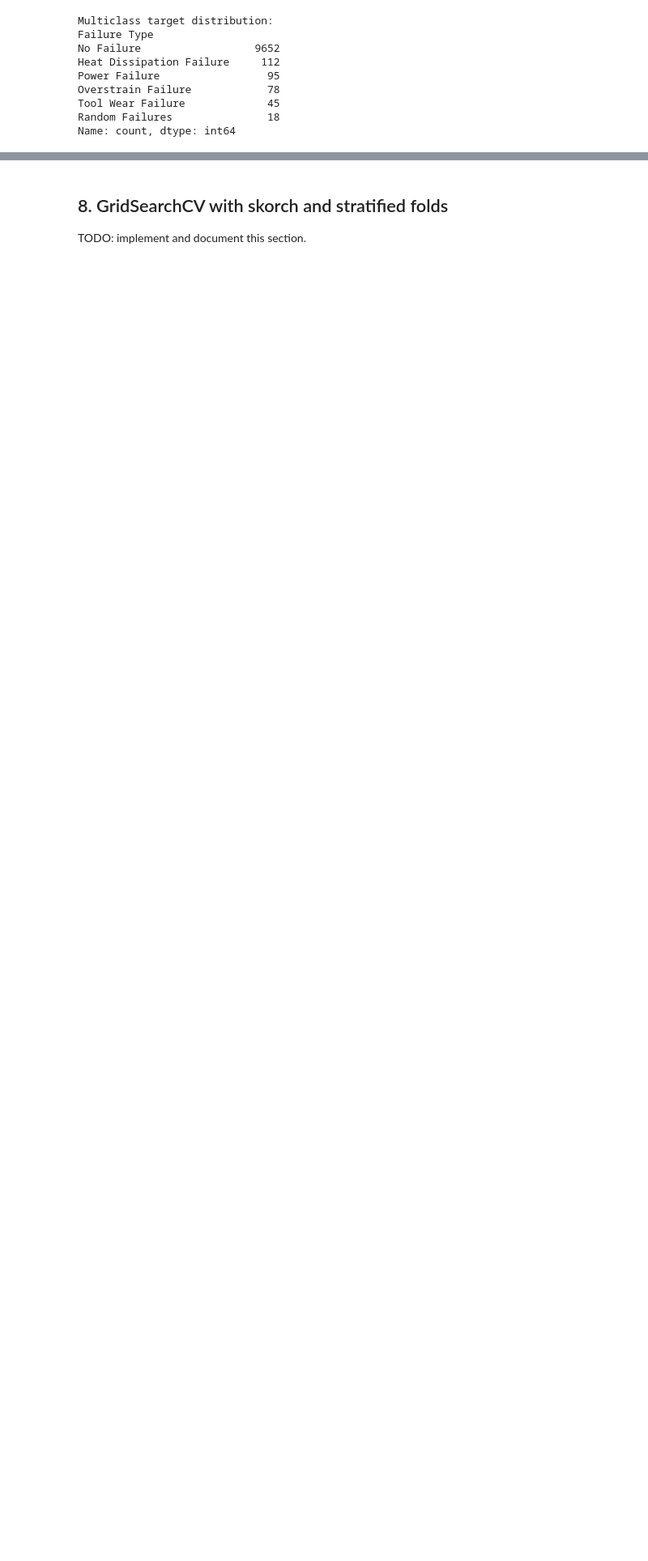
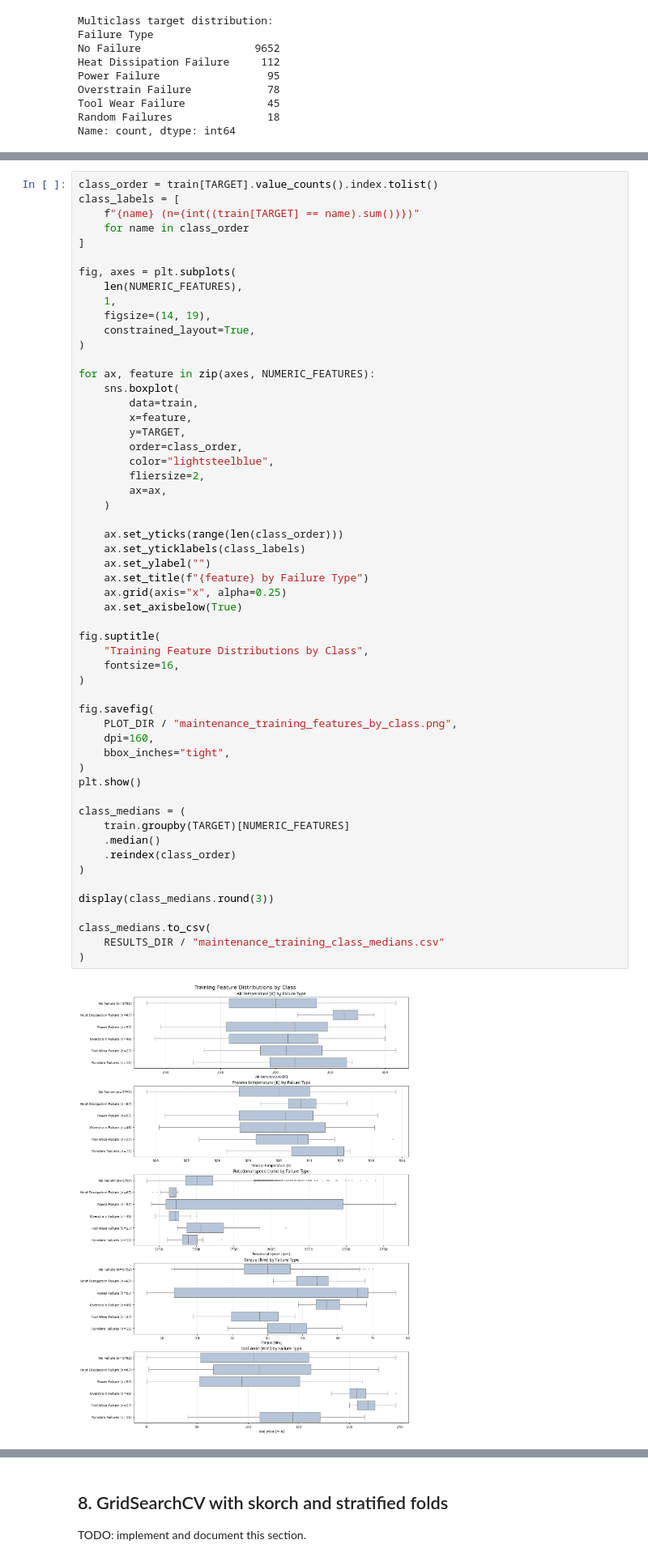
Before and after one commit to soulaimane-22/Deep-Learning-Lab1, a Jupyter notebook: notebooks/02_classification.ipynb, the cells around one changed output, grey strips where cells are left out. Shown at 81% size. Cells and saved outputs as stored; diff of their text form; blank space fills up the shorter version.

```diff
--- a/notebooks/02_classification.ipynb
+++ b/notebooks/02_classification.ipynb
@@ -121,0 +517,57 @@ TODO: implement and document this section.
+# %%
+class_order = train[TARGET].value_counts().index.tolist()
+class_labels = [
+    f"{name} (n={int((train[TARGET] == name).sum())})"
+    for name in class_order
+]
+
+fig, axes = plt.subplots(
+    len(NUMERIC_FEATURES),
+    1,
+    figsize=(14, 19),
+    constrained_layout=True,
+)
+
+for ax, feature in zip(axes, NUMERIC_FEATURES):
+    sns.boxplot(
+        data=train,
+        x=feature,
+        y=TARGET,
+        order=class_order,
+        color="lightsteelblue",
+        fliersize=2,
+        ax=ax,
+    )
+
+    ax.set_yticks(range(len(class_order)))
+    ax.set_yticklabels(class_labels)
+    ax.set_ylabel("")
+    ax.set_title(f"{feature} by Failure Type")
+    ax.grid(axis="x", alpha=0.25)
+    ax.set_axisbelow(True)
+
+fig.suptitle(
+    "Training Feature Distributions by Class",
+    fontsize=16,
+)
+
+fig.savefig(
+    PLOT_DIR / "maintenance_training_features_by_class.png",
+    dpi=160,
+    bbox_inches="tight",
+)
+plt.show()
+
+class_medians = (
+    train.groupby(TARGET)[NUMERIC_FEATURES]
+    .median()
+    .reindex(class_order)
+)
+
+display(class_medians.round(3))
+
+class_medians.to_csv(
+    RESULTS_DIR / "maintenance_training_class_medians.csv"
+)
+# %% [output]
+[figure, added]
```
Also changed, not shown: parts of 39 cells of this notebook, 39 other files.
